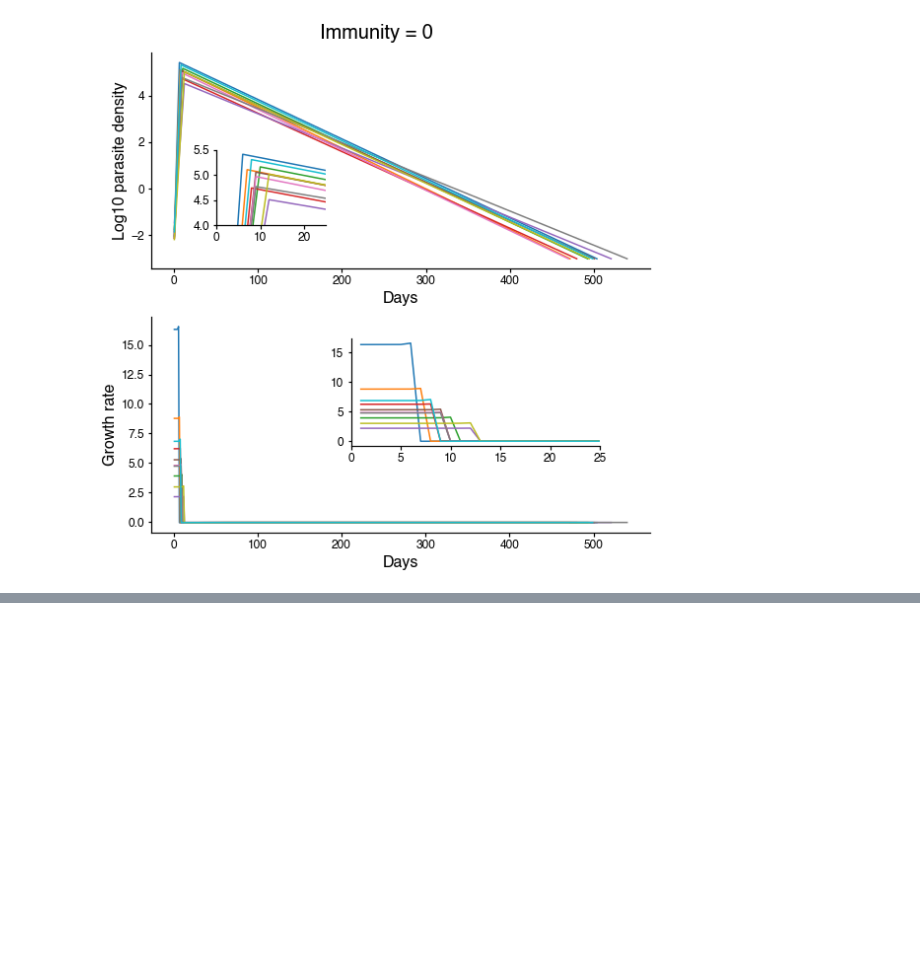
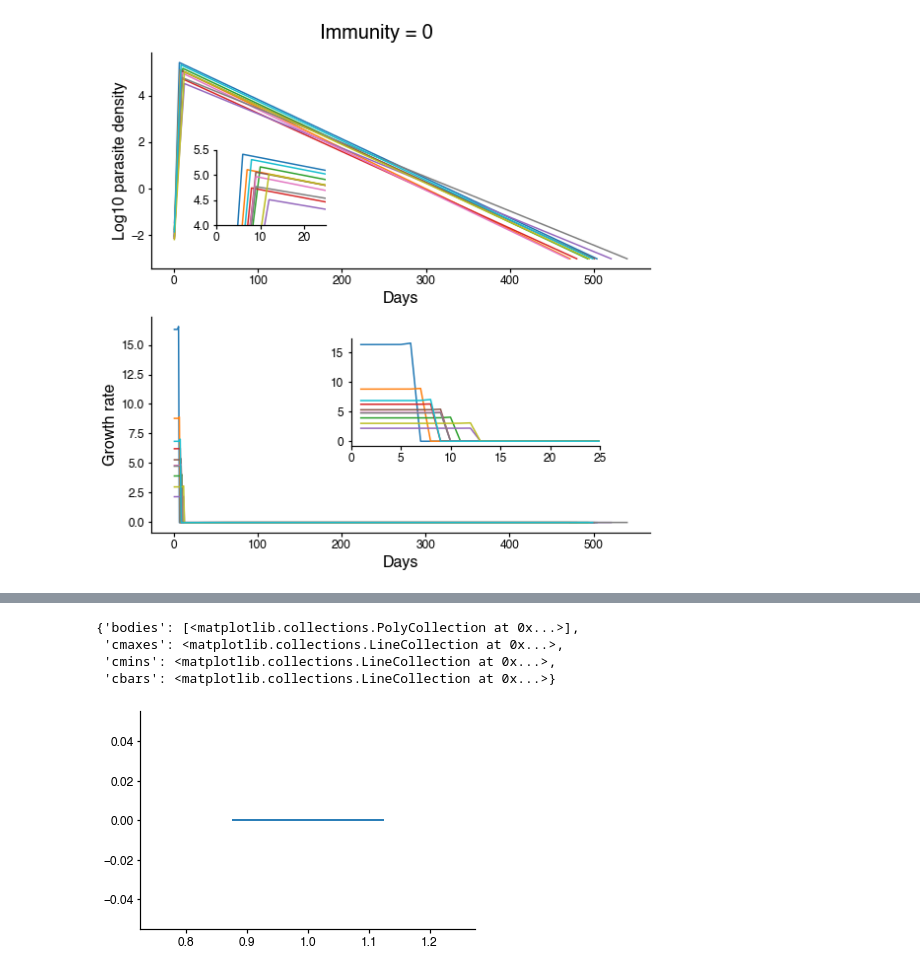
Before and after one commit to blab/pf-longitudinal, a Jupyter notebook: pf-tent/growth-rate-reframe.ipynb, the cells around one changed output, grey strips where cells are left out. Saved outputs shown, nothing was run; the diff lists cells and outputs as text; code cells hidden in the pictures; blank space fills up the shorter version.

```diff
--- a/pf-tent/growth-rate-reframe.ipynb
+++ b/pf-tent/growth-rate-reframe.ipynb
@@ -84,0 +164,43 @@ figure = plot_growth_rate(p,r,"Immunity = 0")
+# %%
+malaria = []
+bites = tent.simulate_bites(y,eir)
+n_bites = len(bites)
+strains = tent.simulate_strains(n_bites,a)
+pmatrix = tent.create_allele_matrix(a, y)
+smatrix = tent.create_strain_matrix(n_bites,y)
+imatrix = tent.create_allele_matrix(a,y)
+ivector = tent.create_gen_imm(y)
+param_record = np.zeros((4,n_bites,2))
+cross_imm = np.zeros((2,n_bites))
+
+for t in range(365*y):
+    tent.update_immunity(pmatrix,ivector,imatrix,t,immune_thresh, alpha, beta, gamma, delta)
+    treatment_thresh = tent.get_fever_threshold(t,eir,fever,breaks)
+    malaria = tent.treat_as_needed(treatment_thresh,pmatrix,smatrix,t,malaria)
+    if t in bites:
+        if not len(malaria) > 0 or t - malaria[-1] > 7:
+            locs = np.where(bites == t)
+            for i in locs[0]:
+                params = tent.get_infection_params(duration, meroz, timeToPeak, maxParasitemia)
+                params_new, immunity = modulate_params(strains[:,i], imatrix[:,:,t], ivector[t], params, w)
+                params_alt, immunity_alt = modulate_params_NEW(strains[:,i], imatrix[:,:,t], ivector[t], params, w)
+                param_record[:,i,0] = params_new
+                param_record[:,i,1] = params_alt
+                cross_imm[0,i] = immunity
+                cross_imm[1,i] = immunity_alt
+
+                if params_new[0] > 0 and params_new[3] > 0 and params_new[1] > 0.001 and params_new[0] > params_new[2] and params_new[2] > 0:
+                    parasitemia = tent.get_parasitemia(params_new, pgone)
+                    tent.add_infection(parasitemia,pmatrix,strains[:,i],t,smatrix,i)
+# %%
+param_diff = param_record[:,:,0] - param_record[:,:,1]
+immune_diff = cross_imm[0,:] - cross_imm[1,:]
+# %%
+fig,ax = plt.subplots()
+ax.violinplot(immune_diff)
+# %% [output]
+{'bodies': [<matplotlib.collections.PolyCollection at 0x...>],
+ 'cmaxes': <matplotlib.collections.LineCollection at 0x...>,
+ 'cmins': <matplotlib.collections.LineCollection at 0x...>,
+ 'cbars': <matplotlib.collections.LineCollection at 0x...>}
+[figure, added]
```
Also changed, not shown: parts of 36 cells of this notebook, 4 other files.
